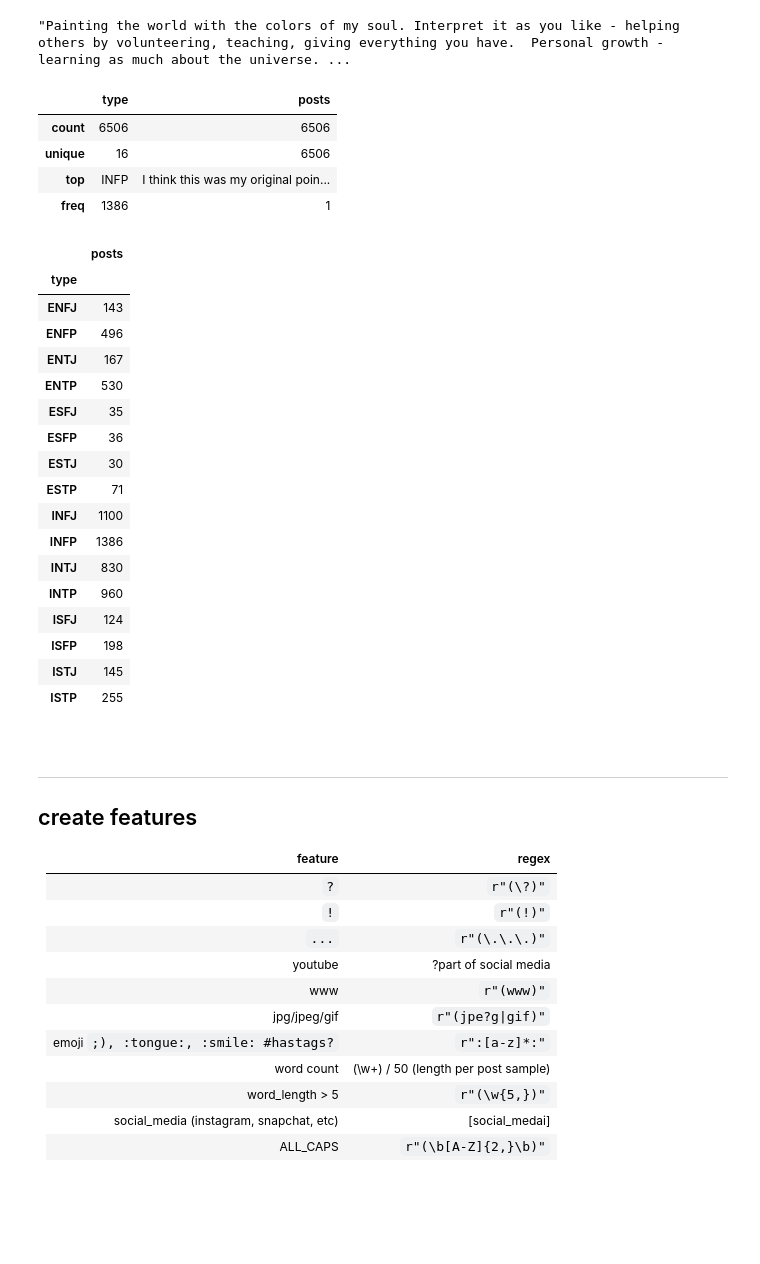
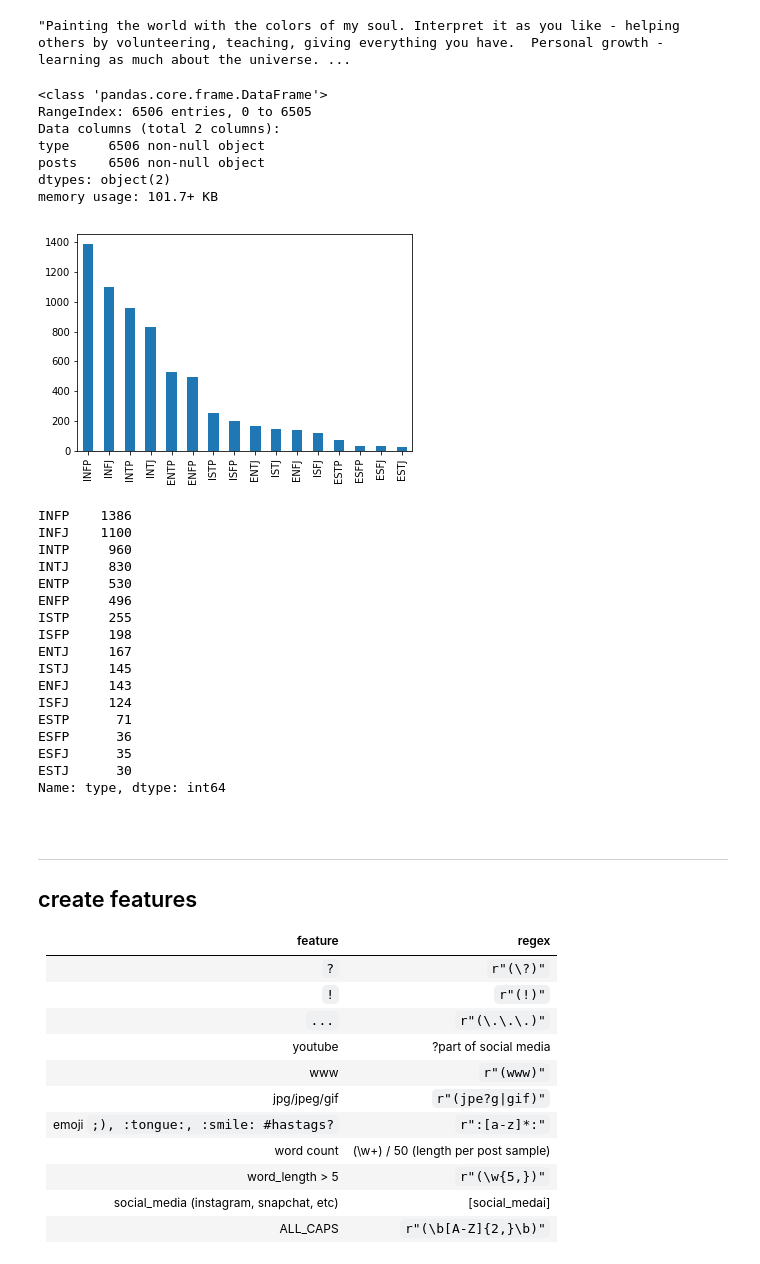
Before and after one commit to Wahe3bru/PersonalityProfiles, a Jupyter notebook: EDA.ipynb, the cells around one changed output. Saved outputs shown, nothing was run; the diff lists cells and outputs as text; code cells hidden in the pictures; blank space fills up the shorter version.

```diff
--- a/EDA.ipynb
+++ b/EDA.ipynb
@@ -36,38 +37,44 @@ data['posts'].loc[42]
 # %% [output]
 "Painting the world with the colors of my soul. Interpret it as you like - helping others by volunteering, teaching, giving everything you have.  Personal growth - learning as much about the universe. ...
 # %%
-data.describe()
+data.info()
 # %% [output]
-|  | type | posts |
-| count | 6506 | 6506 |
-| unique | 16 | 6506 |
-| top | INFP | I think this was my original poin... |
-| freq | 1386 | 1 |
+<class 'pandas.core.frame.DataFrame'>
+RangeIndex: 6506 entries, 0 to 6505
+Data columns (total 2 columns):
+type     6506 non-null object
+posts    6506 non-null object
+dtypes: object(2)
+memory usage: 101.7+ KB
+# %%
+data['type'].value_counts().plot(kind='bar')
+plt.show()
+# %% [output]
+[figure, added]
 # %%
-data.groupby('type').count()
+data['type'].value_counts()
 # %% [output]
-|  | posts |
-| type |  |
-| ENFJ | 143 |
-| ENFP | 496 |
-| ENTJ | 167 |
-| ENTP | 530 |
-| ESFJ | 35 |
-| ESFP | 36 |
-| ESTJ | 30 |
-| ESTP | 71 |
-| INFJ | 1100 |
-| INFP | 1386 |
-| INTJ | 830 |
-| INTP | 960 |
-| ISFJ | 124 |
-| ISFP | 198 |
-| ISTJ | 145 |
-| ISTP | 255 |
+INFP    1386
+INFJ    1100
+INTP     960
+INTJ     830
+ENTP     530
+ENFP     496
+ISTP     255
+ISFP     198
+ENTJ     167
+ISTJ     145
+ENFJ     143
+ISFJ     124
+ESTP      71
+ESFP      36
+ESFJ      35
+ESTJ      30
+Name: type, dtype: int64
 # %%
 # imbalance types
 # %% [markdown]
-<a id= "feature_creation"> </a>
+<a id="FEAT"> </a>
 # %% [markdown]
 ---
 ## create features
```
Also changed, not shown: parts of 10 cells of this notebook, 1 other file.
